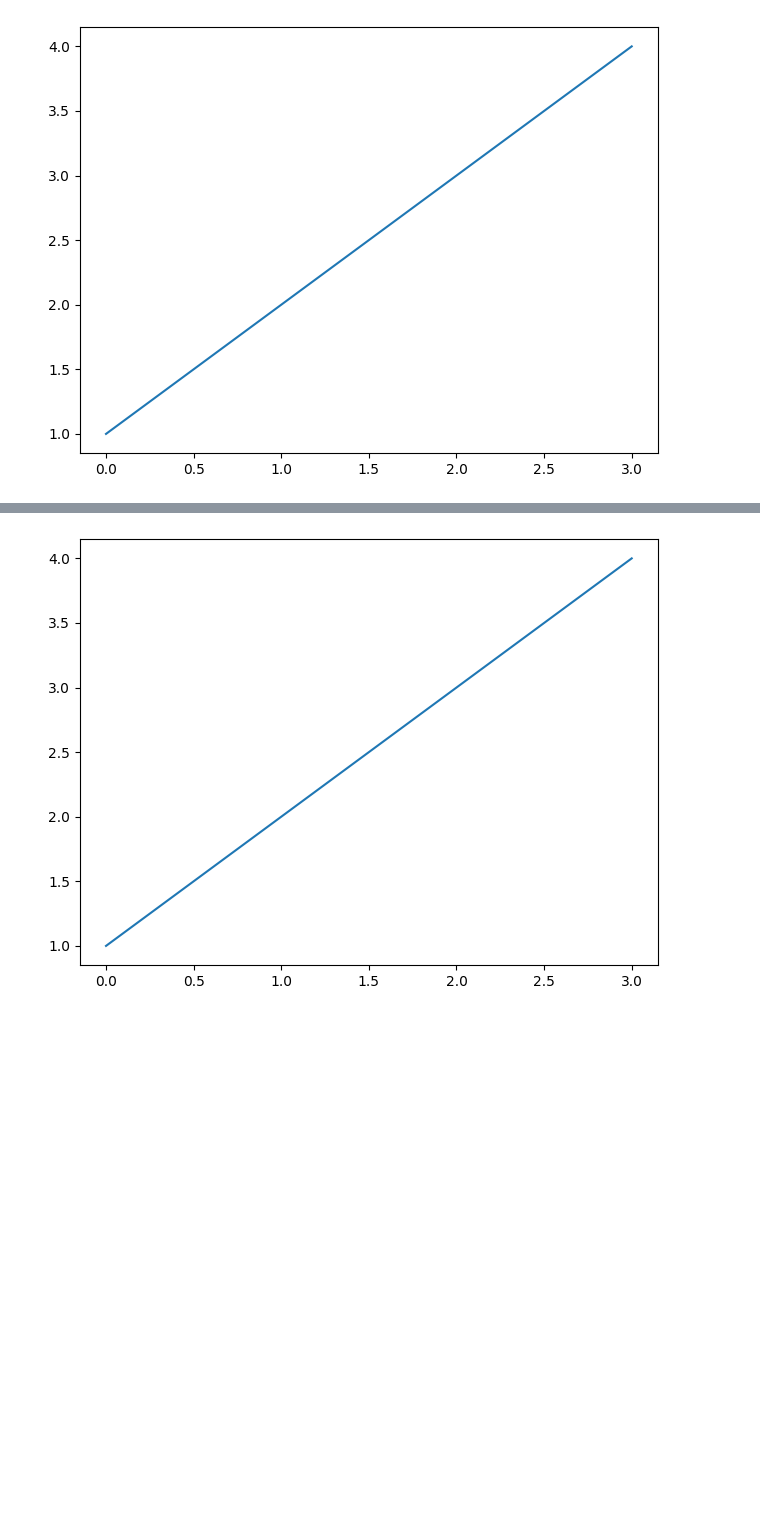
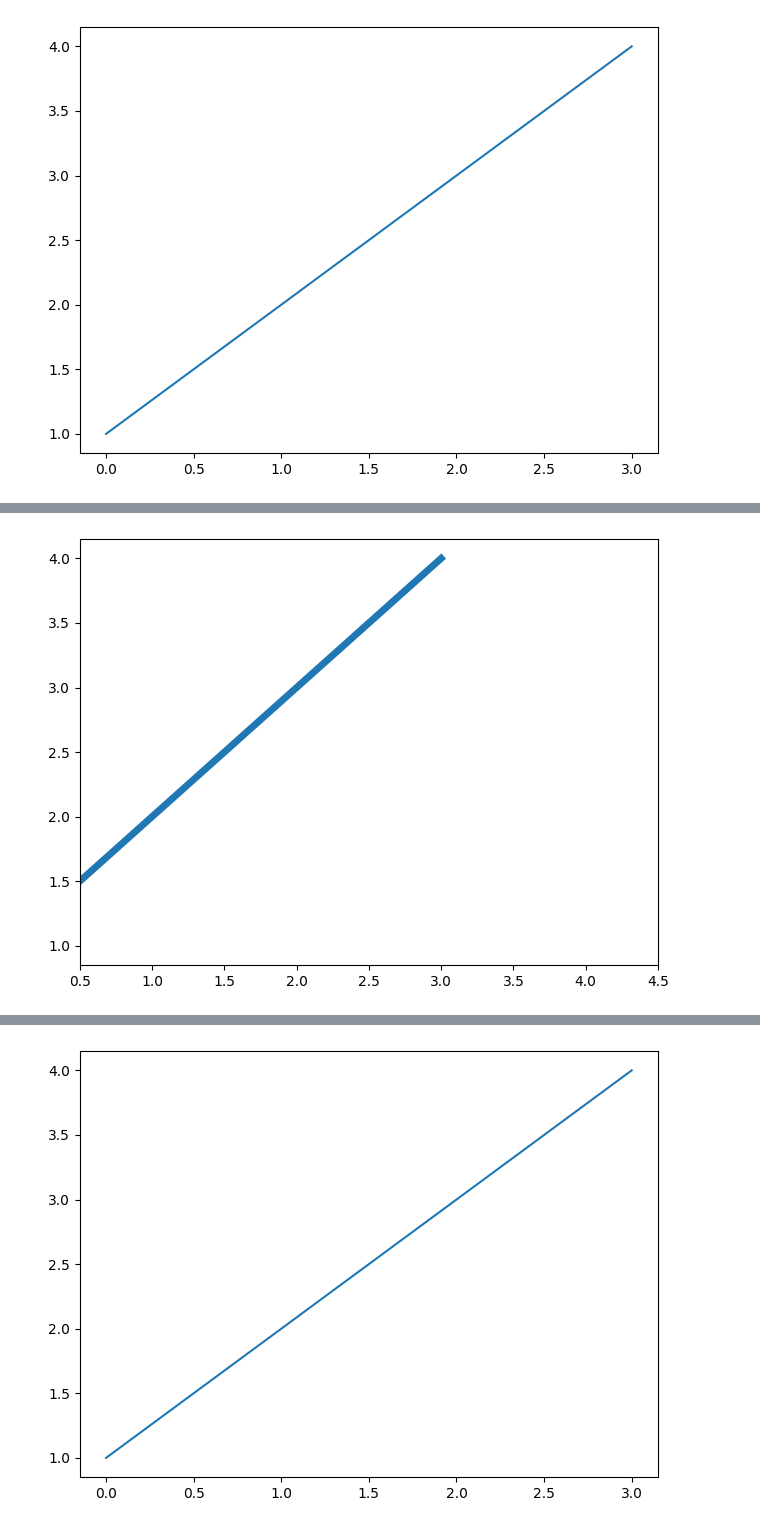
Before and after one commit to Kelniter/MakanGratis, a Jupyter notebook: Untitled2.ipynb, the cells around one changed output, grey strips where cells are left out. Cells and saved outputs as stored; diff of their text form; code cells hidden in the pictures; blank space fills up the shorter version.

```diff
--- a/Untitled2.ipynb
+++ b/Untitled2.ipynb
@@ -18,2 +44,13 @@ plt.show()
+# %%
+# prompt: made me a single line plot in matplotlib but have left padding 5px
+
+import matplotlib.pyplot as plt
+
+plt.plot([1, 2, 3, 4], linewidth=5)
+plt.tight_layout()
+plt.gca().set_xbound(lower=0.5, upper=4.5)
+plt.show()
+# %% [output]
+[figure, added]
 # %%
 import matplotlib.pyplot as plt
```
Also changed, not shown: parts of 3 cells of this notebook.
